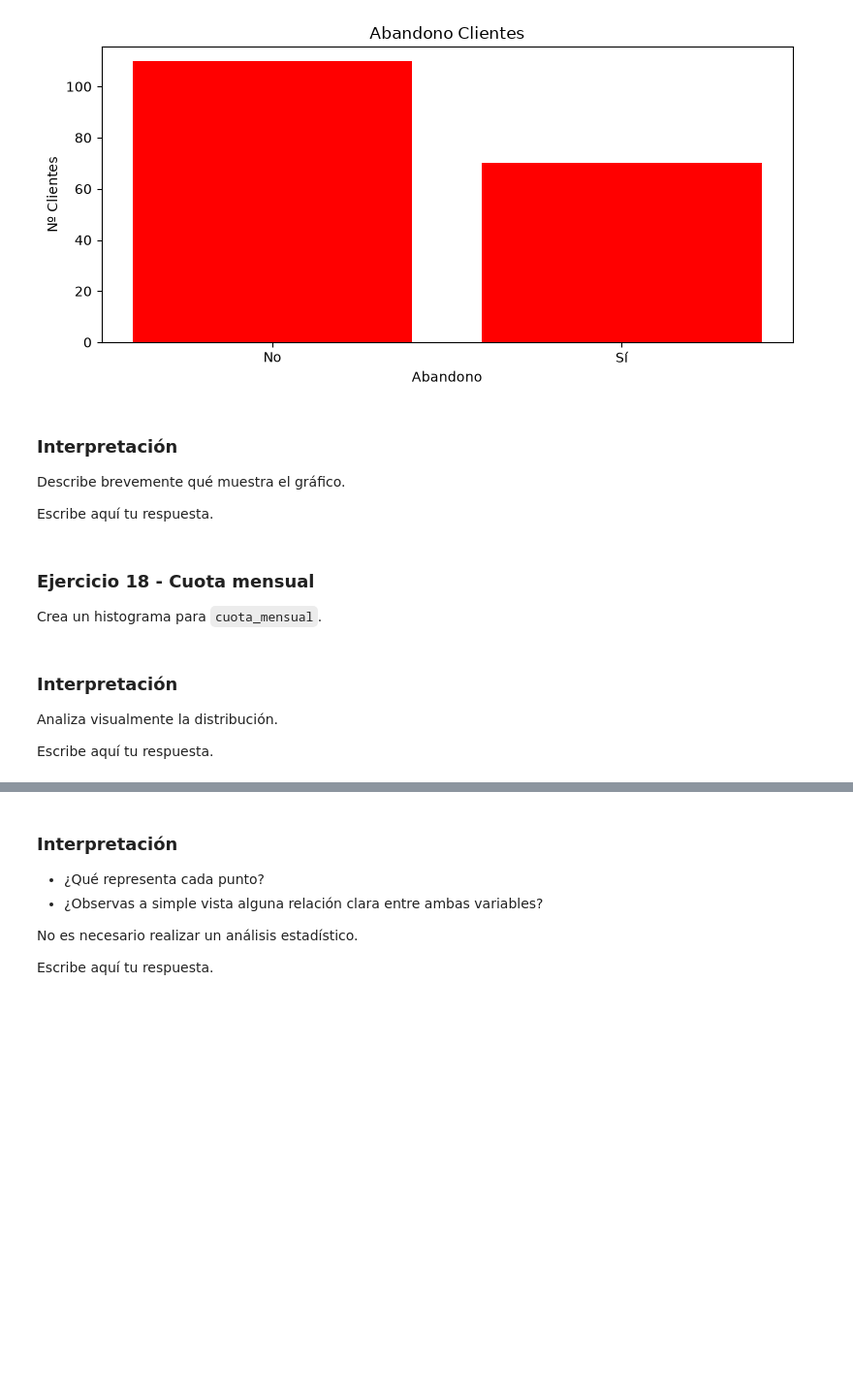
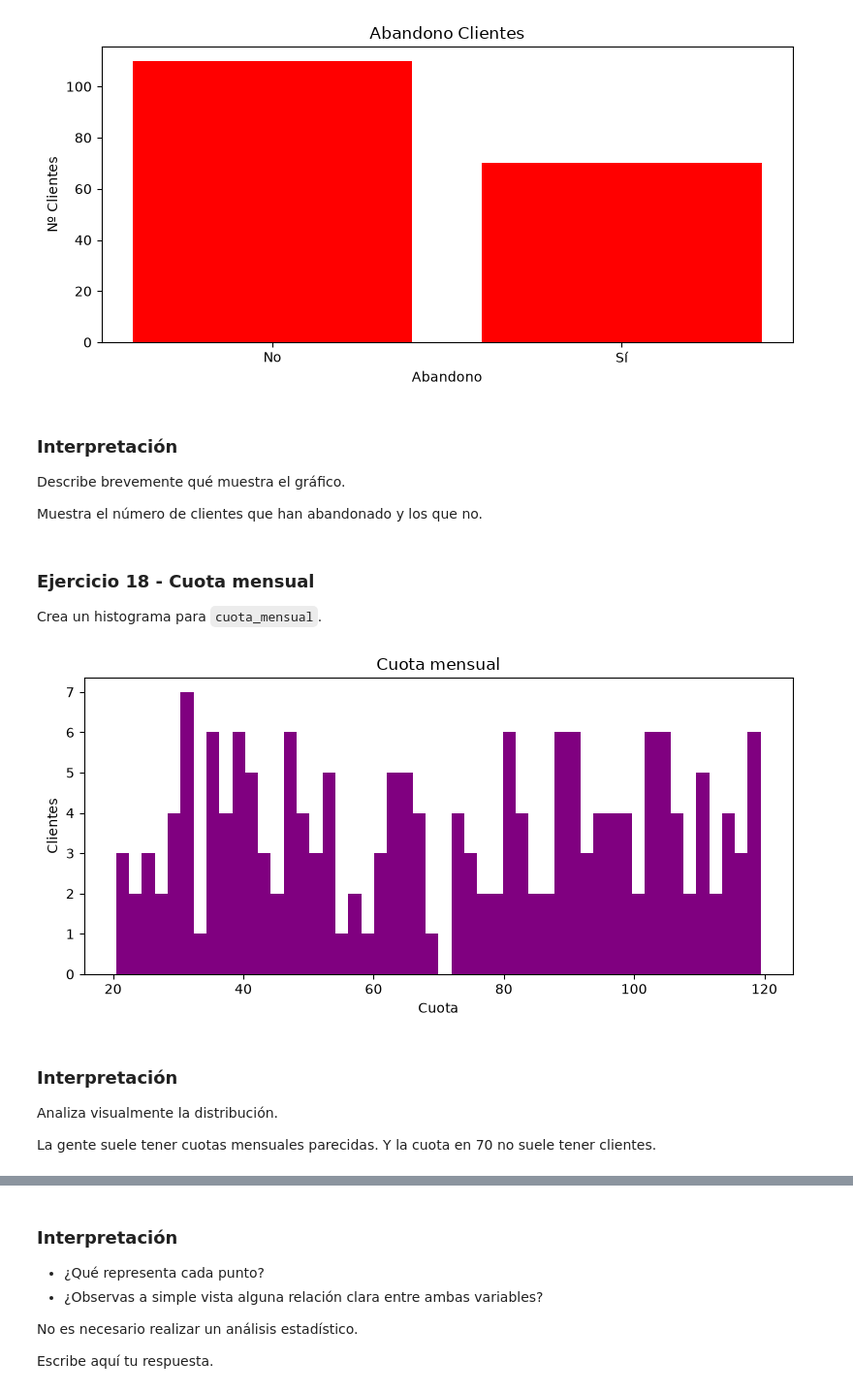
Before and after one commit to juanfeemv/jupyternotebooks, a Jupyter notebook: Practica_03_Mena_JuanFelipe.ipynb, the cells around one changed output, grey strips where cells are left out. Shown at 97% size. Saved outputs shown, nothing was run; the diff lists cells and outputs as text; code cells hidden in the pictures; blank space fills up the shorter version.

```diff
--- a/Practica_03_Mena_JuanFelipe.ipynb
+++ b/Practica_03_Mena_JuanFelipe.ipynb
@@ -577,19 +577,28 @@ plt.show()
 
 Describe brevemente qué muestra el gráfico.
 
-Escribe aquí tu respuesta.
+Muestra el número de clientes que han abandonado y los que no.
 # %% [markdown]
 ### Ejercicio 18 - Cuota mensual
 
 Crea un histograma para `cuota_mensual`.
 # %%
 # TODO: crea el histograma de cuota_mensual
+plt.figure(figsize= (8,4))
+plt.hist(df["cuota_mensual"], bins = 50, color = "purple")
+plt.xlabel("Cuota")
+plt.ylabel("Clientes")
+plt.title("Cuota mensual")
+plt.tight_layout()
+plt.show()
+# %% [output]
+[figure, added]
 # %% [markdown]
 ### Interpretación
 
 Analiza visualmente la distribución.
 
-Escribe aquí tu respuesta.
+La gente suele tener cuotas mensuales parecidas. Y la cuota en 70 no suele tener clientes.
 # %% [markdown]
 ### Ejercicio 19 - Edad y cuota
 
```
Also changed, not shown: parts of 3 cells of this notebook.
